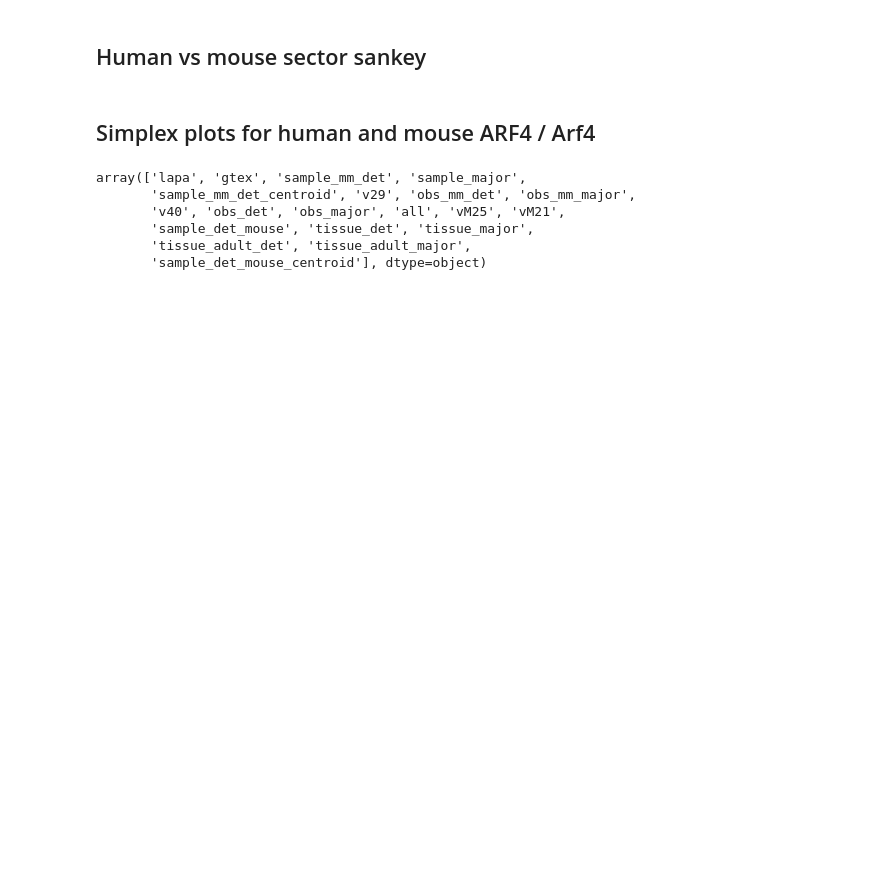
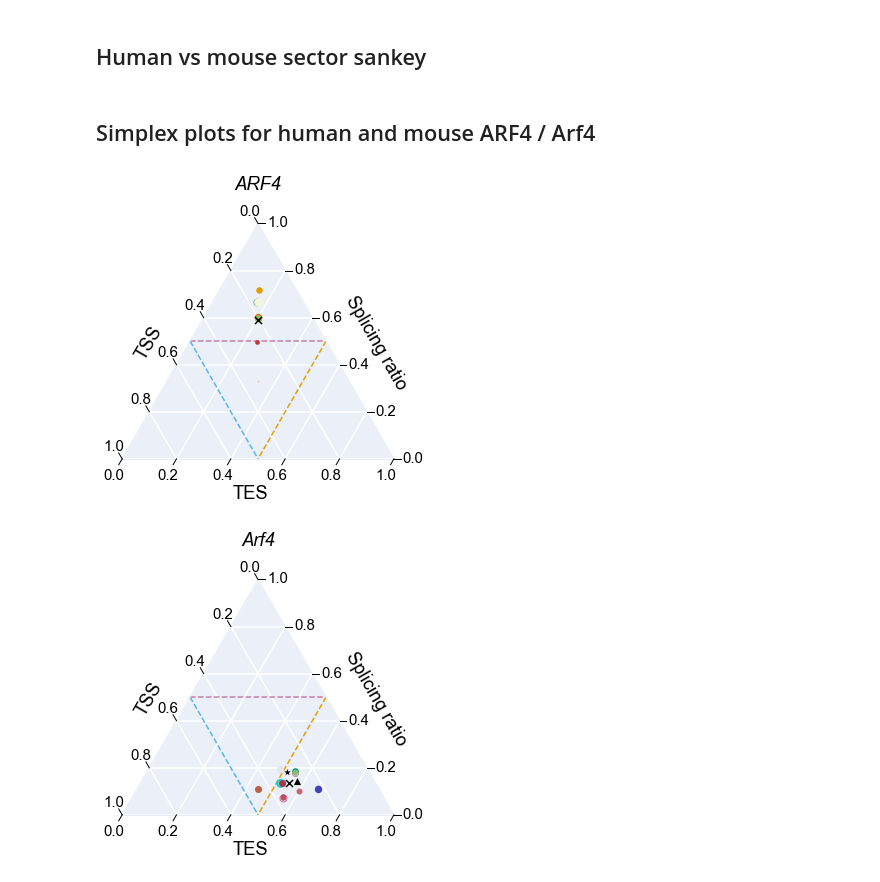
Before and after one commit to fairliereese/rnawg, a Jupyter notebook: figures/fig_5_mouse/fig_5.ipynb, the cells around one changed output. Saved outputs shown, nothing was run; the diff lists cells and outputs as text; code cells hidden in the pictures; blank space fills up the shorter version.

```diff
--- a/figures/fig_5_mouse/fig_5.ipynb
+++ b/figures/fig_5_mouse/fig_5.ipynb
@@ -77,6 +121,11 @@ m_ca = get_centroids(m_ca,
                      source='sample_det_mouse',
                      gene_subset=gene_subset,
                      ver=mouse_ver)
+# %%
+plot_human_mouse_simplex(ca, m_ca, 'ARF4', 'Arf4', 'figures/')
+# %% [output]
+[figure, added]
+[figure, added]
 # %%
 # merge in gids for orthologs
 def get_human_mouse_gid_table(fname):
@@ -107,10 +153 @@ ca.triplets = pd.concat([ca.triplets, m_ca.triplets], axis=0)
-# %%
-ca.triplets.source.unique()
-# %% [output]
-array(['lapa', 'gtex', 'sample_mm_det', 'sample_major',
-       'sample_mm_det_centroid', 'v29', 'obs_mm_det', 'obs_mm_major',
-       'v40', 'obs_det', 'obs_major', 'all', 'vM25', 'vM21',
-       'sample_det_mouse', 'tissue_det', 'tissue_major',
-       'tissue_adult_det', 'tissue_adult_major',
-       'sample_det_mouse_centroid'], dtype=object)
 # %%
```
Also changed, not shown: parts of 5 cells of this notebook.
